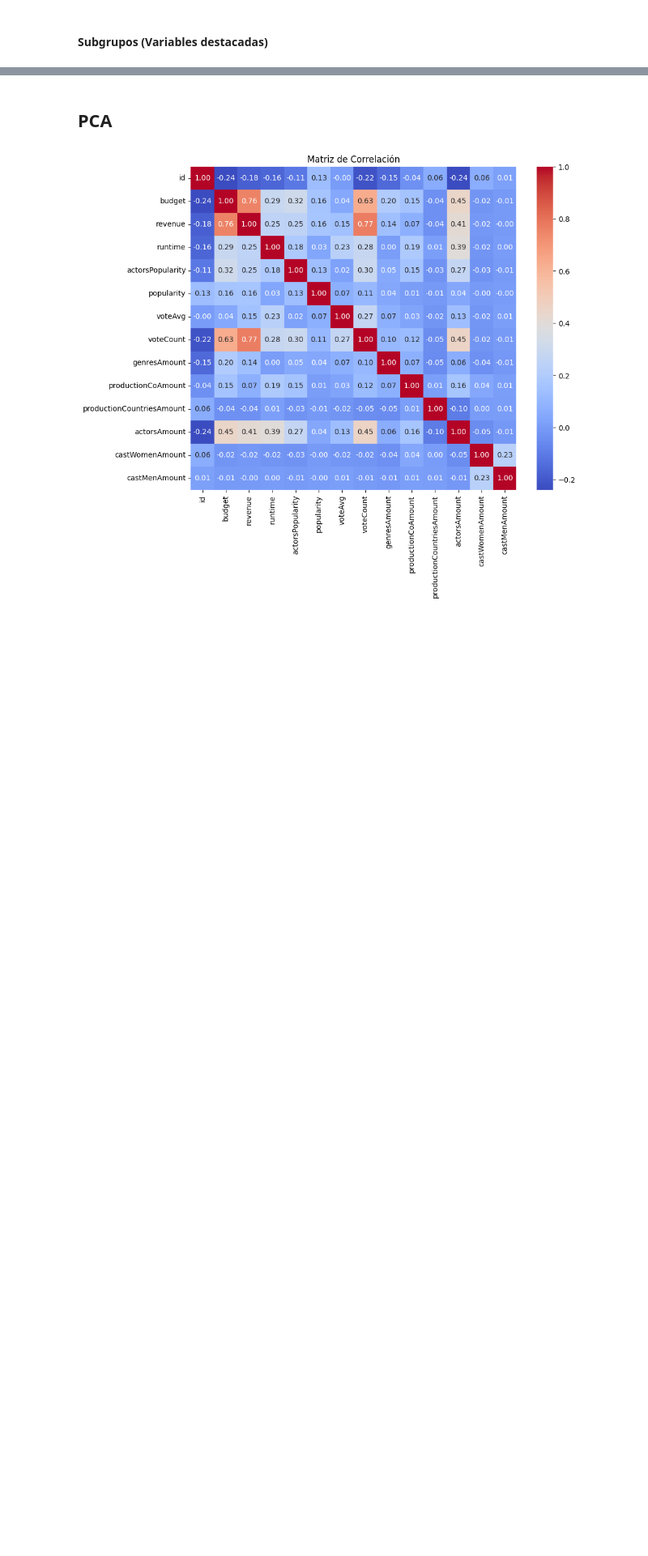
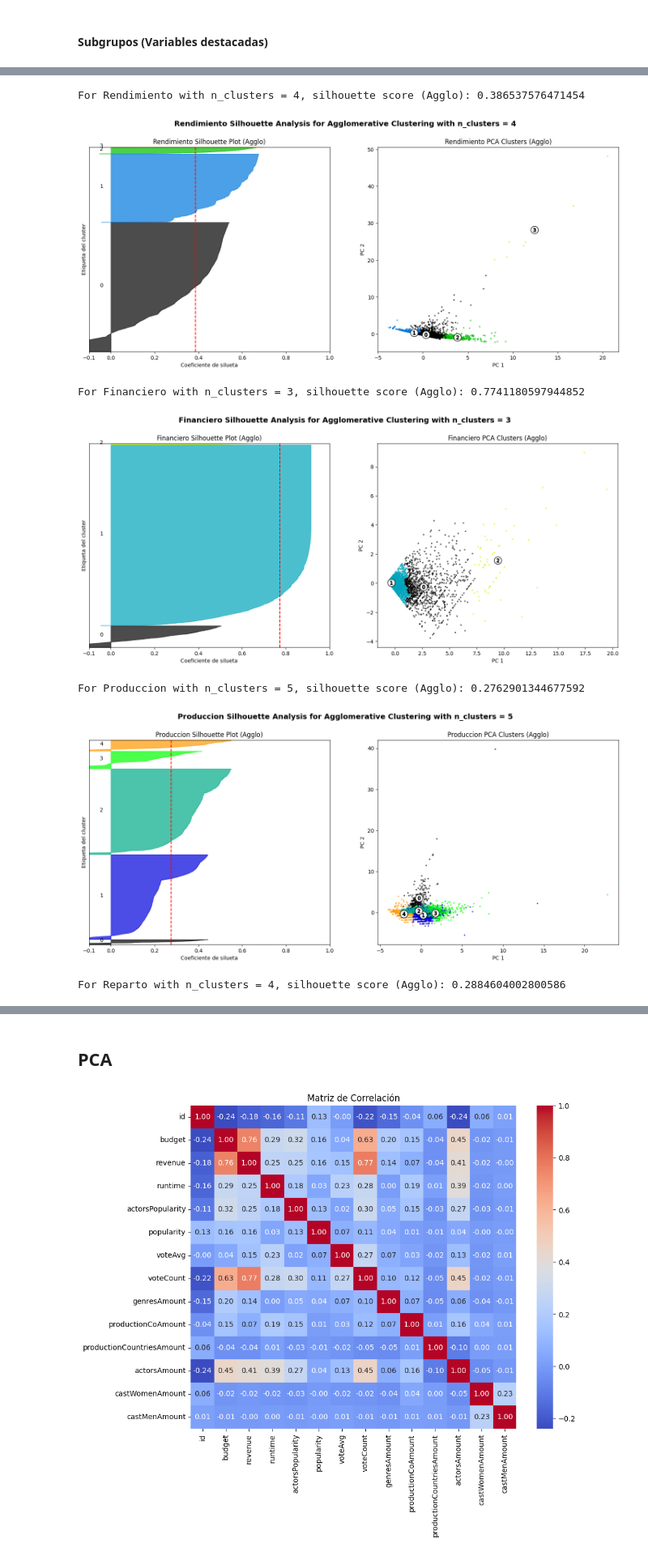
Before and after one commit to Diegoval-Dev/DM-PRY1-P2, a Jupyter notebook: Proyect1Part2.ipynb, the cells around one changed output, grey strips where cells are left out. Shown at 81% size. Saved outputs shown, nothing was run; the diff lists cells and outputs as text; code cells hidden in the pictures; blank space fills up the shorter version.

```diff
--- a/Proyect1Part2.ipynb
+++ b/Proyect1Part2.ipynb
@@ -296,6 +298,7 @@ for name, data in groups.items():
     clusters = km.fit_predict(data)
     agglo = AgglomerativeClustering(n_clusters=k, linkage='ward')
     clusters_agglo = agglo.fit_predict(data)
+
     if name == 'Rendimiento':
         idx = indices_rendimiento
     elif name == 'Financiero':
@@ -304,8 +307,13 @@ for name, data in groups.items():
         idx = indices_produccion
     elif name == 'Reparto':
         idx = indices_reparto
+
     df.loc[idx, f'Cluster_{name}_KMeans'] = clusters
     df.loc[idx, f'Cluster_{name}_Agglo'] = clusters_agglo
+
+    # Cálculo del ARI para cada grupo
+    ari_grupo = adjusted_rand_score(df.loc[idx, f'Cluster_{name}_KMeans'], df.loc[idx, f'Cluster_{name}_Agglo'])
+    print(f"Índice de Rand Ajustado (ARI) para el grupo {name}: {ari_grupo}")
 
 
 print(df[['Cluster_Rendimiento_KMeans', 'Cluster_Rendimiento_Agglo',
@@ -455 +514,65 @@ For Reparto with n_clusters = 4, silhouette score: 0.4778186535998191
 [figure]
+# %%
+for name, data in groups.items():
+    n_clusters = group_optimal[name]
+    fig, (ax1, ax2) = plt.subplots(1, 2, figsize=(18, 7))
+    ax1.set_xlim([-0.1, 1])
+    ax1.set_ylim([0, data.shape[0] + (n_clusters + 1) * 10])
+
+    agglo = AgglomerativeClustering(n_clusters=n_clusters, linkage='ward')
+    cluster_labels = agglo.fit_predict(data)
+    silhouette_avg = silhouette_score(data, cluster_labels)
+    print(f"For {name} with n_clusters = {n_clusters}, silhouette score (Agglo):", silhouette_avg)
+
+    sample_silhouette_values = silhouette_samples(data, cluster_labels)
+    y_lower = 10
+    for i in range(n_clusters):
+        ith_values = sample_silhouette_values[cluster_labels == i]
+        ith_values.sort()
+        size_i = ith_values.shape[0]
+        y_upper = y_lower + size_i
+        color = cm.nipy_spectral(float(i) / n_clusters)
+        ax1.fill_betweenx(np.arange(y_lower, y_upper),
+                          0, ith_values,
+                          facecolor=color, edgecolor=color, alpha=0.7)
+        ax1.text(-0.05, y_lower + 0.5 * size_i, str(i))
+        y_lower = y_upper + 10
+    ax1.axvline(x=silhouette_avg, color="red", linestyle="--")
+    ax1.set_title(f"{name} Silhouette Plot (Agglo)")
+    ax1.set_xlabel("Coeficiente de silueta")
+    ax1.set_ylabel("Etiqueta del cluster")
+    ax1.set_yticks([])
+    ax1.set_xticks([-0.1, 0, 0.2, 0.4, 0.6, 0.8, 1])
+
+    pca = PCA(n_components=2)
+    X_pca = pca.fit_transform(data)
+    colors = cm.nipy_spectral(cluster_labels.astype(float) / n_clusters)
+    ax2.scatter(X_pca[:, 0], X_pca[:, 1], marker=".", s=30, lw=0, alpha=0.7,
+                c=colors, edgecolor="k")
+
+    centers = []
+    for i in range(n_clusters):
+        centers.append(data[cluster_labels == i].mean(axis=0))
+    centers = np.vstack(centers)
+    centers_pca = pca.transform(centers)
+
+    ax2.scatter(centers_pca[:, 0], centers_pca[:, 1], marker="o", c="white",
+                alpha=1, s=200, edgecolor="k")
+    for i, c in enumerate(centers_pca):
+        ax2.scatter(c[0], c[1], marker=f"${i}$", alpha=1, s=50, edgecolor="k")
+
+    ax2.set_title(f"{name} PCA Clusters (Agglo)")
+    ax2.set_xlabel("PC 1")
+    ax2.set_ylabel("PC 2")
+
+    plt.suptitle(f"{name} Silhouette Analysis for Agglomerative Clustering with n_clusters = {n_clusters}",
+                 fontsize=14, fontweight="bold")
+    plt.show()
+# %% [output]
+For Rendimiento with n_clusters = 4, silhouette score (Agglo): 0.386537576471454
+[figure, added]
+For Financiero with n_clusters = 3, silhouette score (Agglo): 0.7741180597944852
+[figure, added]
+For Produccion with n_clusters = 5, silhouette score (Agglo): 0.2762901344677592
+[figure, added]
+For Reparto with n_clusters = 4, silhouette score (Agglo): 0.2884604002800586
```
Also changed, not shown: parts of 11 cells of this notebook.
